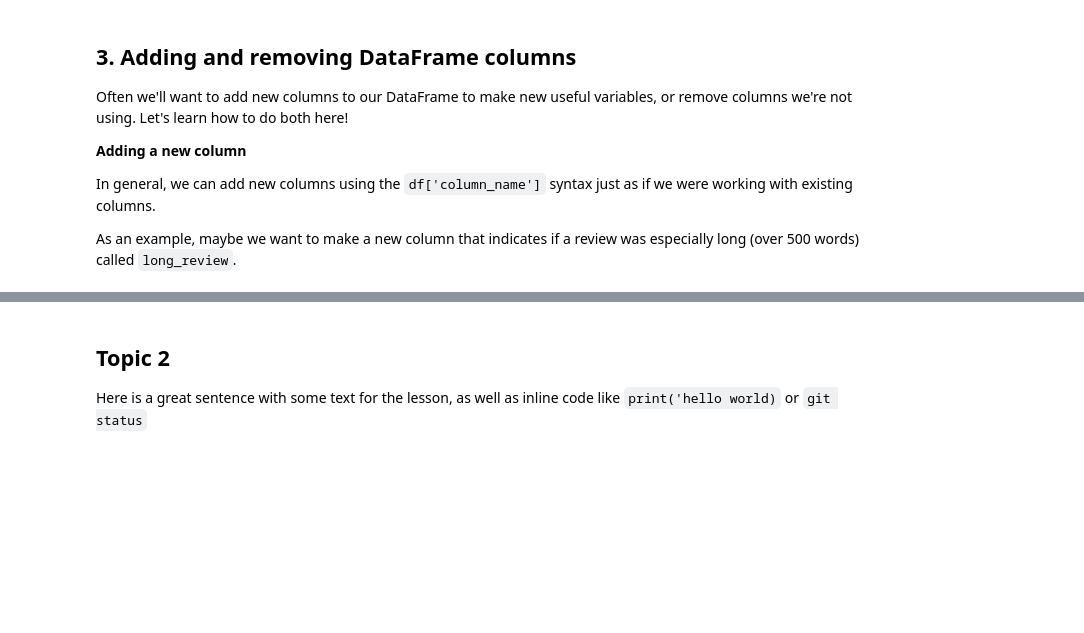
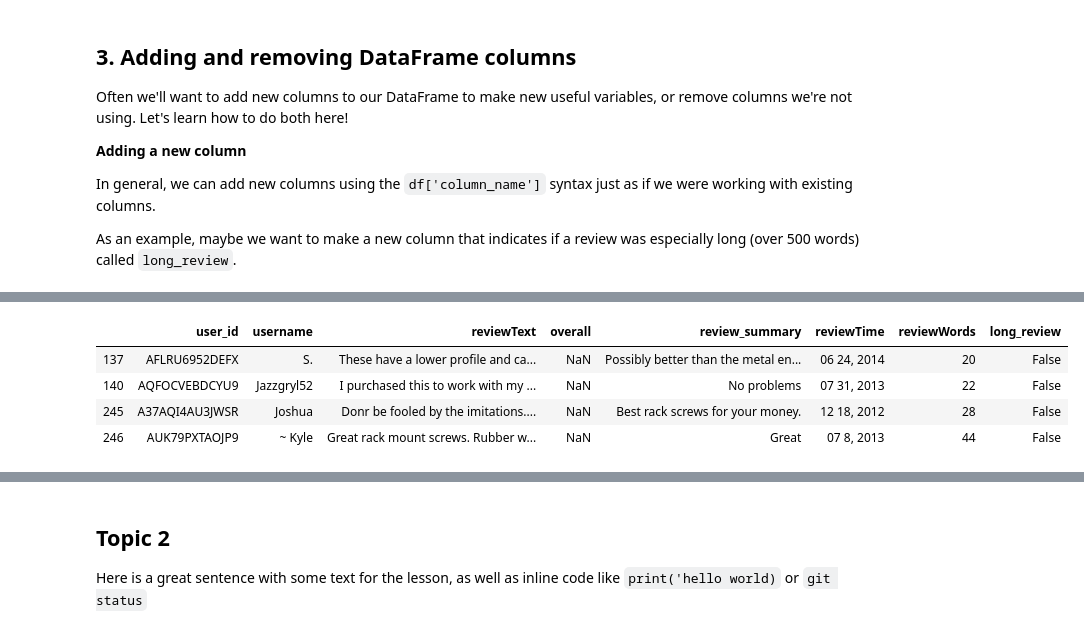
Before and after one commit to Justice-Through-Code/fall_2020, a Jupyter notebook: lessons/jupyter_notebooks/data_cleaning.ipynb, the cells around one changed output, grey strips where cells are left out. Drawn from its saved outputs; the diff is of its cells as text; code cells hidden in the pictures; blank space fills up the shorter version.

```diff
--- a/lessons/jupyter_notebooks/data_cleaning.ipynb
+++ b/lessons/jupyter_notebooks/data_cleaning.ipynb
@@ -200,0 +325,11 @@ reviews['long_review'] = reviews.reviewWords > 100
+# %%
+# This is the same process as in section 1! Inside the brackets is a conditional argument
+# The code inside the brackets gives True for every null value in the column `overall` and false otherwise
+# Then we filter the whole DataFrame for only the rows where this returned True
+reviews[reviews.overall.isnull()]
+# %% [output]
+|  | user_id | username | reviewText | overall | review_summary | reviewTime | reviewWords | long_review |
+| 137 | AFLRU6952DEFX | S. | These have a lower profile and ca... | NaN | Possibly better than the metal en... | 06 24, 2014 | 20 | False |
+| 140 | AQFOCVEBDCYU9 | Jazzgryl52 | I purchased this to work with my ... | NaN | No problems | 07 31, 2013 | 22 | False |
+| 245 | A37AQI4AU3JWSR | Joshua | Donr be fooled by the imitations.... | NaN | Best rack screws for your money. | 12 18, 2012 | 28 | False |
+| 246 | AUK79PXTAOJP9 | ~ Kyle | Great rack mount screws. Rubber w... | NaN | Great | 07 8, 2013 | 44 | False |
```
Also changed, not shown: parts of 39 cells of this notebook.
